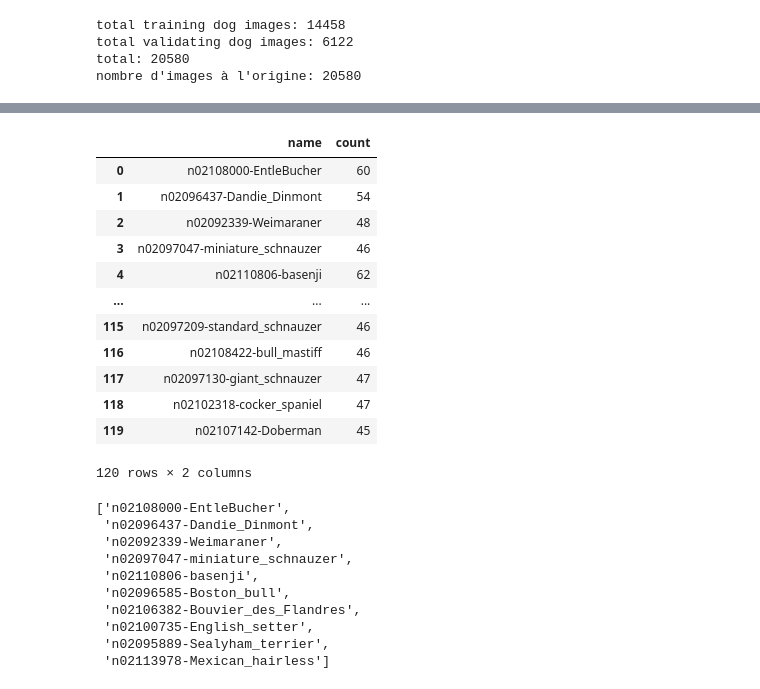
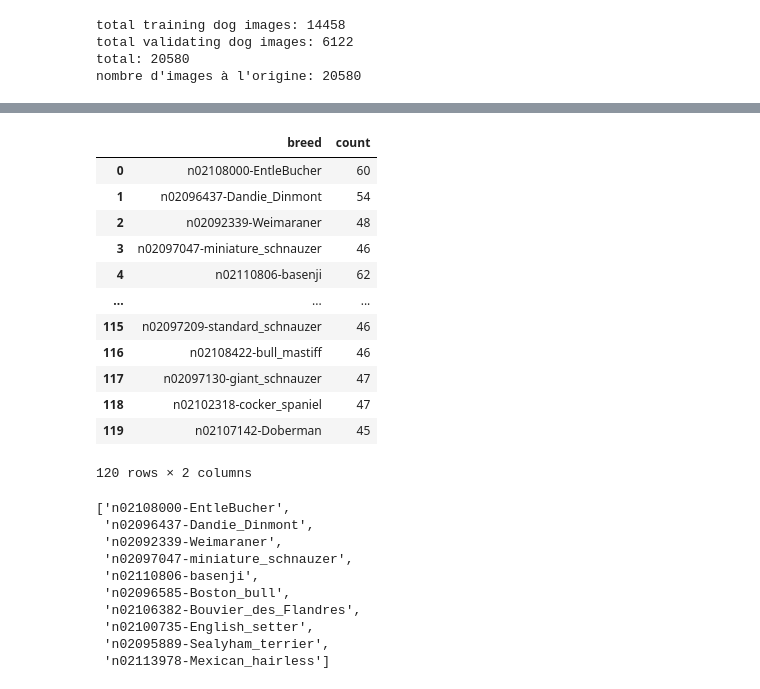
Before and after one commit to rbtkay/dog_breed_recognizer, a Jupyter notebook: notebook_cnn.ipynb, the cells around one changed output, grey strips where cells are left out. Drawn from its saved outputs; the diff is of its cells as text; code cells hidden in the pictures.

```diff
--- a/notebook_cnn.ipynb
+++ b/notebook_cnn.ipynb
@@ -77,14 +79,15 @@ for d in os.listdir(base_dir):
 # %%
 # on check la proportion d'images entre train et validimport sys
+breeds = os.listdir(base_dir)
+
 train_data = []
 valid_data = []
 total_data = []
-for d in os.listdir(train_dir):
-  train_data += os.listdir(f'{train_dir}/{d}')
-for d in os.listdir(valid_dir):
-  valid_data += os.listdir(f'{valid_dir}/{d}')
-for d in os.listdir(base_dir):
-  total_data += os.listdir(f'{base_dir}/{d}')
+
+for breed in breeds:
+  train_data += os.listdir(f'{train_dir}/{breed}')
+  valid_data += os.listdir(f'{valid_dir}/{breed}')
+  total_data += os.listdir(f'{base_dir}/{breed}')
 
 print('total training dog images:', len(train_data))
 print('total validating dog images:', len(valid_data))
@@ -120,13 +123,13 @@ train_df
 # %%
 valid_df = pd.DataFrame.from_dict(
     [{
-        "name": d,
-        "count": len(os.listdir(f'{valid_dir}/{d}'))
-    } for d in os.listdir(valid_dir)]
+        "breed": breed,
+        "count": len(os.listdir(f'{valid_dir}/{breed}'))
+    } for breed in breeds]
 )
 valid_df
 # %% [output]
-|  | name | count |
+|  | breed | count |
 | 0 | n02108000-EntleBucher | 60 |
 | 1 | n02096437-Dandie_Dinmont | 54 |
 | 2 | n02092339-Weimaraner | 48 |
```
Also changed, not shown: parts of 9 cells of this notebook, 3 other files.
